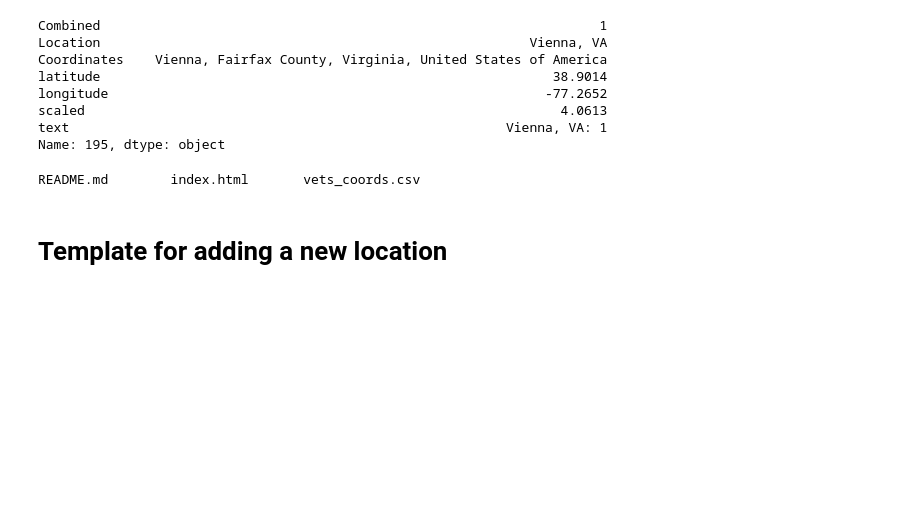
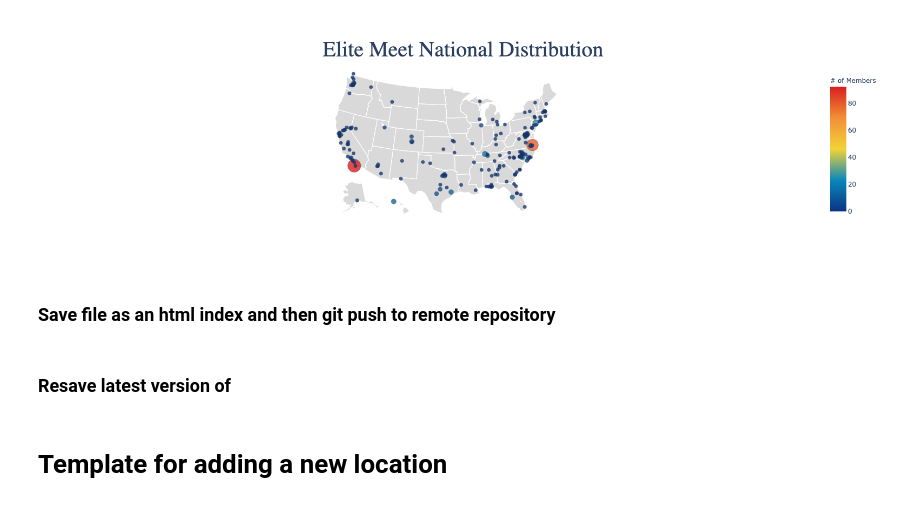
Before and after one commit to americanthinker/EM_map.github.io, a Jupyter notebook: Plotly_mapping.ipynb, the cells around one changed output. Drawn from its saved outputs; the diff is of its cells as text; code cells hidden in the pictures; blank space fills up the shorter version.

Commit message:
scaled 6 - 24

```diff
--- a/Plotly_mapping.ipynb
+++ b/Plotly_mapping.ipynb
@@ -8,3 +13,5 @@ vets = pd.read_csv('vets_coords.csv',  encoding="ISO-8859-1")
+# %%
+vets['scaled'] = scaler(vets['Combined'], bottom_range=6, top_range=24)
 # %%
 fig = go.Figure(data=go.Scattergeo(
         locationmode = 'USA-states',
@@ -30,8 +37,12 @@ fig = go.Figure(data=go.Scattergeo(
             colorbar_title="# of Members"
         )))
 
-fig.update_layout(
+update = fig.update_layout(
         title = 'Elite Meet National Distribution',
+        title_font_family='Garamond',
+        title_font_size=40,
+        title_x=0.5,
+        title_y=0.9,
         geo = dict(
             scope='usa',
             projection_type='albers usa',
@@ -39,9 +50,9 @@ fig.update_layout(
             landcolor = "rgb(217, 217, 217)",
             #subunitcolor = "rgb(217, 217, 217)",
             #countrycolor = "rgb(217, 217, 217)",
-            countrywidth = 0.5,
-            subunitwidth = 0.5
-        ),
+            #countrywidth = 1.5,
+            #subunitwidth = 1.5
+        )
     )
 fig.show()
 # %% [output]
@@ -51,20 +59,10 @@ fig.show()
+[figure, added]
+# %% [markdown]
+### Save file as an html index and then git push to remote repository
 # %%
 fig.write_html("index.html")
-# %%
-vets.loc[195]
-# %% [output]
-Combined                                                                1
-Location                                                       Vienna, VA
-Coordinates    Vienna, Fairfax County, Virginia, United States of America
-latitude                                                          38.9014
-longitude                                                        -77.2652
-scaled                                                             4.0613
-text                                                        Vienna, VA: 1
-Name: 195, dtype: object
-# %%
-ls em_map.github.io/
-# %% [output]
-README.md        index.html       vets_coords.csv
+# %% [markdown]
+### Resave latest version of
 # %%
 vets.to_csv('vets_coords.csv', index=False)
 # %% [markdown]
```
Also changed, not shown: parts of 4 cells of this notebook, 2 other files.
